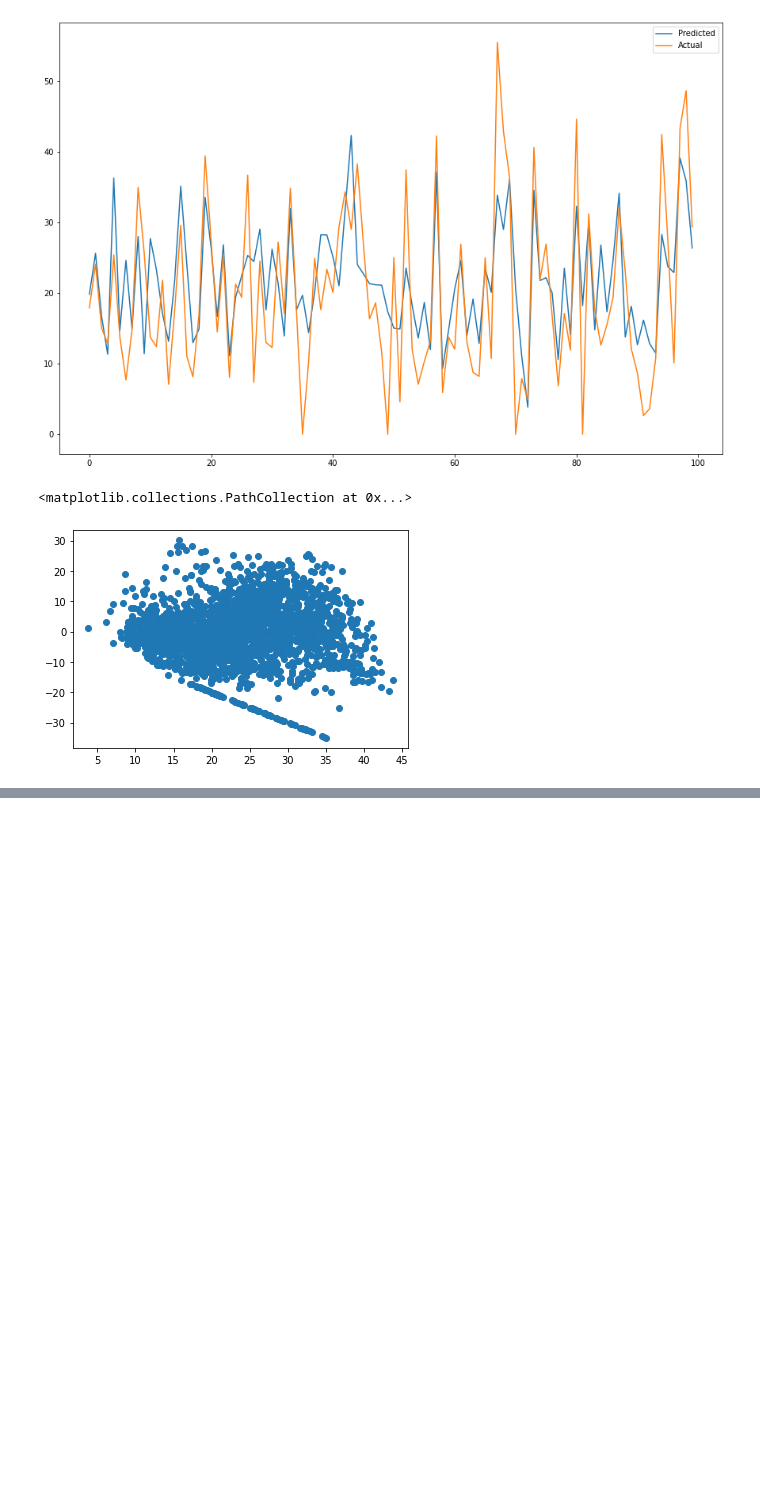
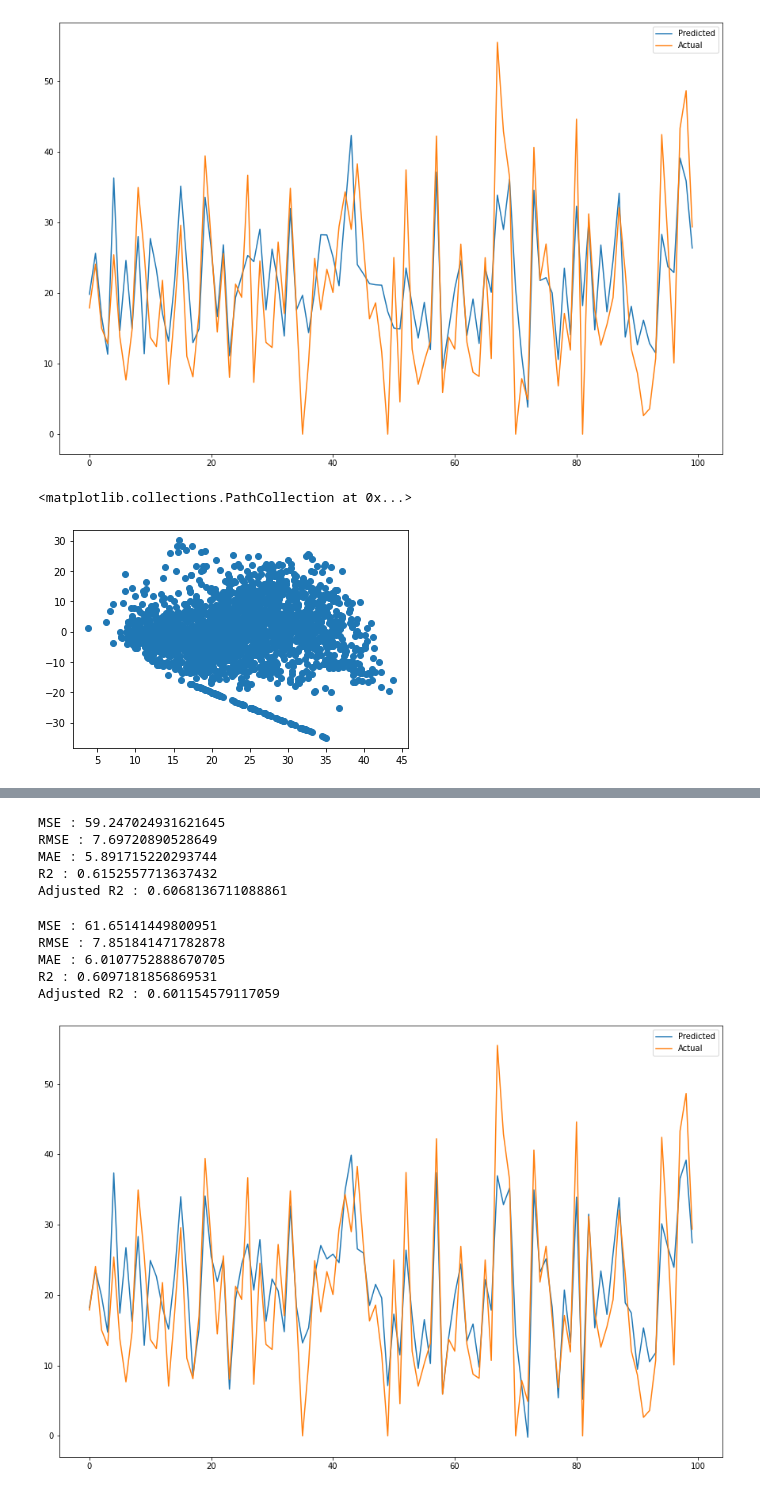
Before and after one commit to Anas182000/BIKE-SHARING-DEMAND-PREDICTION, a Jupyter notebook: Copy_of_Bike_Sharing_Demand_Prediction_Capstone_Project.ipynb, the cells around one changed output, grey strips where cells are left out. Drawn from its saved outputs; the diff is of its cells as text; code cells hidden in the pictures; blank space fills up the shorter version.

```diff
--- a/Copy_of_Bike_Sharing_Demand_Prediction_Capstone_Project.ipynb
+++ b/Copy_of_Bike_Sharing_Demand_Prediction_Capstone_Project.ipynb
@@ -834,0 +971,30 @@ plt.scatter((Y_pred_test_lasso),(Y_test-Y_pred_test_lasso))
+# %%
+#import the packages
+from sklearn.metrics import mean_squared_error
+#calculate MSE
+MSE_e= mean_squared_error((Y_train), (Y_pred_train_en))
+print("MSE :",MSE_e)
+
+#calculate RMSE
+RMSE_e=np.sqrt(MSE_e)
+print("RMSE :",RMSE_e)
+
+
+#calculate MAE
+MAE_e= mean_absolute_error(Y_train, Y_pred_train_en)
+print("MAE :",MAE_e)
+
+
+#import the packages
+from sklearn.metrics import r2_score
+#calculate r2 and adjusted r2
+r2_e= r2_score(Y_train, Y_pred_train_en)
+print("R2 :",r2_e)
+Adjusted_R2_e=(1-(1-r2_score(Y_train, Y_pred_train_en))*((X_test.shape[0]-1)/(X_test.shape[0]-X_test.shape[1]-1)) )
+print("Adjusted R2 :",1-(1-r2_score(Y_train, Y_pred_train_en))*((X_test.shape[0]-1)/(X_test.shape[0]-X_test.shape[1]-1)) )
+# %% [output]
+MSE : 59.247024931621645
+RMSE : 7.69720890528649
+MAE : 5.891715220293744
+R2 : 0.6152557713637432
+Adjusted R2 : 0.6068136711088861
@@ -834,0 +1010,30 @@ plt.scatter((Y_pred_test_lasso),(Y_test-Y_pred_test_lasso))
+# %%
+#import the packages
+from sklearn.metrics import mean_squared_error
+#calculate MSE
+MSE_e= mean_squared_error(Y_test, Y_pred_test_en)
+print("MSE :",MSE_e)
+
+#calculate RMSE
+RMSE_e=np.sqrt(MSE_e)
+print("RMSE :",RMSE_e)
+
+
+#calculate MAE
+MAE_e= mean_absolute_error(Y_test, Y_pred_test_en)
+print("MAE :",MAE_e)
+
+
+#import the packages
+from sklearn.metrics import r2_score
+#calculate r2 and adjusted r2
+r2_e= r2_score((Y_test), (Y_pred_test_en))
+print("R2 :",r2_e)
+Adjusted_R2_e=(1-(1-r2_score((Y_test), (Y_pred_test_en)))*((X_test.shape[0]-1)/(X_test.shape[0]-X_test.shape[1]-1)) )
+print("Adjusted R2 :",1-(1-r2_score((Y_test), (Y_pred_test_en)))*((X_test.shape[0]-1)/(X_test.shape[0]-X_test.shape[1]-1)) )
+# %% [output]
+MSE : 61.65141449800951
+RMSE : 7.851841471782878
+MAE : 6.0107752888670705
+R2 : 0.6097181856869531
+Adjusted R2 : 0.601154579117059
@@ -834,0 +1049,9 @@ plt.scatter((Y_pred_test_lasso),(Y_test-Y_pred_test_lasso))
+# %%
+#Plot the figure
+plt.figure(figsize=(15,10))
+plt.plot(np.array(Y_pred_test_en[:100]))
+plt.plot((np.array(Y_test[:100])))
+plt.legend(["Predicted","Actual"])
+plt.show()
+# %% [output]
+[figure, added]
```
Also changed, not shown: parts of 23 cells of this notebook.
